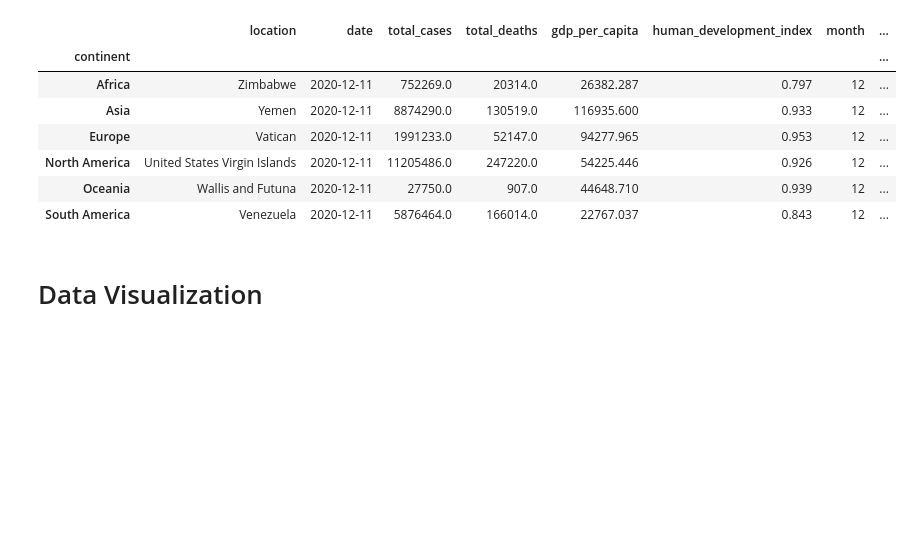
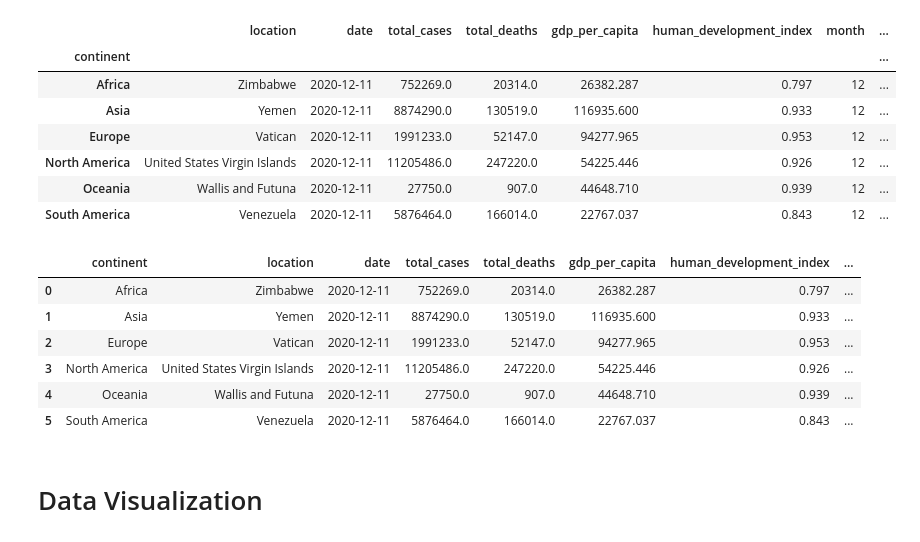
Before and after one commit to sarathprasadam/Data-Wrangling-assignment, a Jupyter notebook: assignment.ipynb, the cells around one changed output. Cells and saved outputs as stored; diff of their text form; code cells hidden in the pictures; blank space fills up the shorter version.

```diff
--- a/assignment.ipynb
+++ b/assignment.ipynb
@@ -346,3 +348,13 @@ df_groupby
+# %%
+df_groupby
+# %% [output]
+|  | continent | location | date | total_cases | total_deaths | gdp_per_capita | human_development_index | ... |
+| 0 | Africa | Zimbabwe | 2020-12-11 | 752269.0 | 20314.0 | 26382.287 | 0.797 | ... |
+| 1 | Asia | Yemen | 2020-12-11 | 8874290.0 | 130519.0 | 116935.600 | 0.933 | ... |
+| 2 | Europe | Vatican | 2020-12-11 | 1991233.0 | 52147.0 | 94277.965 | 0.953 | ... |
+| 3 | North America | United States Virgin Islands | 2020-12-11 | 11205486.0 | 247220.0 | 54225.446 | 0.926 | ... |
+| 4 | Oceania | Wallis and Futuna | 2020-12-11 | 27750.0 | 907.0 | 44648.710 | 0.939 | ... |
+| 5 | South America | Venezuela | 2020-12-11 | 5876464.0 | 166014.0 | 22767.037 | 0.843 | ... |
 # %% [markdown]
 # Data Visualization
 # %%
```
Also changed, not shown: parts of 2 cells of this notebook, 1 other file.
